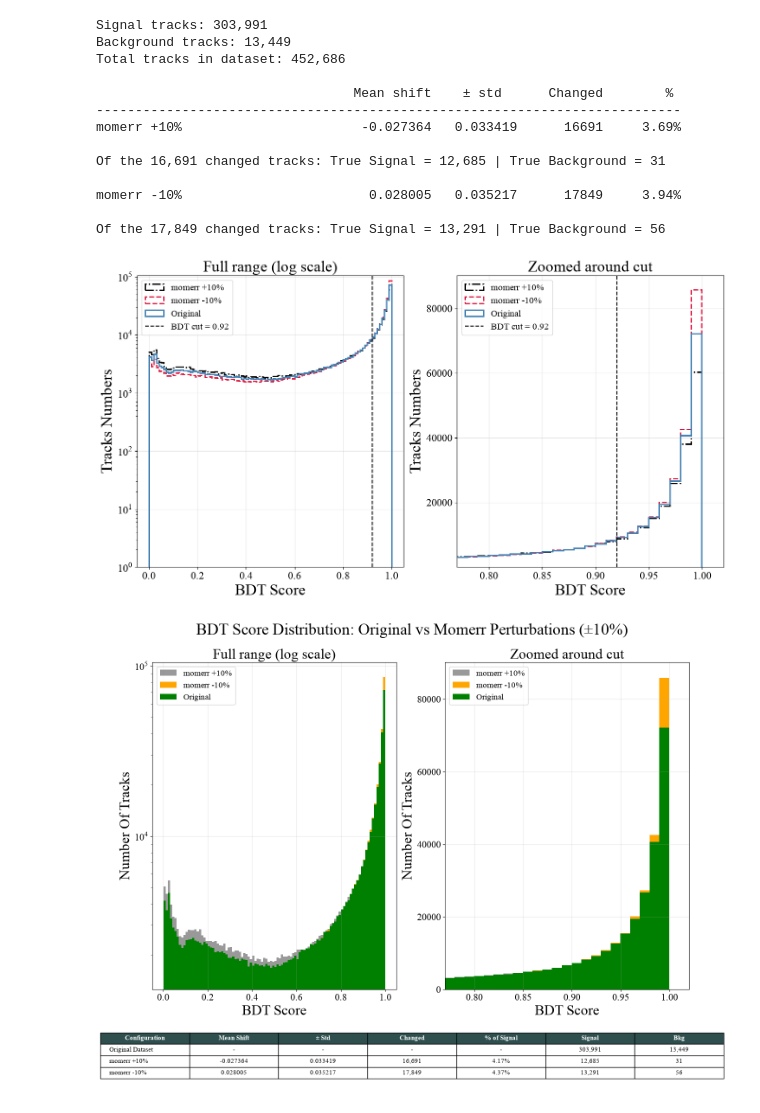
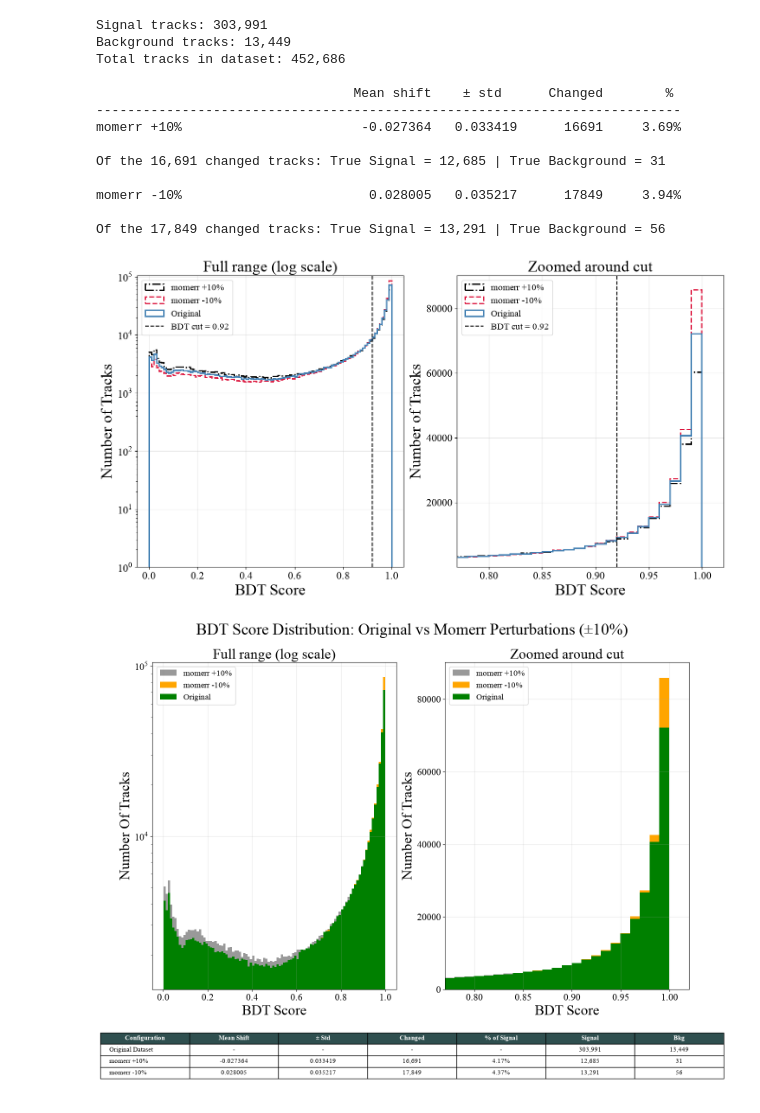
Before and after one commit to Malik-Farouh/Mu2e_XGboost_Project, a Jupyter notebook: TrkQual/03_momerr_robustness_analysis.ipynb, the cells around one changed output. Cells and saved outputs as stored; diff of their text form; code cells hidden in the pictures.

```diff
--- a/TrkQual/03_momerr_robustness_analysis.ipynb
+++ b/TrkQual/03_momerr_robustness_analysis.ipynb
@@ -164,35 +164,35 @@ plt.rcParams.update({
 
 fig, axes = plt.subplots(1, 2, figsize=(16, 8))
 #fig.suptitle("BDT Score Distribution: Original vs momerr Perturbations (±10%)")
 
 for ax, title, xlim in zip(axes, ['Full range (log scale)', 'Zoomed around cut'], [None, (TRKQUAL_CUT - 0.15, TRKQUAL_CUT + 0.1)]):
 
     ax.hist(y_pred_up, bins=100, color="black", linestyle="-.", histtype='step', linewidth=2.0, label='momerr +10%')
     ax.hist(y_pred_down, bins=100, color="crimson", linestyle='--', linewidth=2.0, histtype='step', label='momerr -10%')
     ax.hist(y_pred_orig, bins=100, color="steelblue", histtype='step', linewidth=2.2, label='Original')
 
     ax.axvline(TRKQUAL_CUT, color="#000000", linestyle='--', linewidth=1.5, label=f'BDT cut = {TRKQUAL_CUT:.2f}')
 
     ax.set_xlabel("BDT Score")
-    ax.set_ylabel("Tracks Numbers")
+    ax.set_ylabel("Number of Tracks")
     ax.set_title(title)
     ax.legend(loc='upper left')
     ax.grid(alpha=0.3)
     if xlim:
         ax.set_xlim(xlim)
 
     else:
         #ax.set_yscale('log', base = 10)
         ax.set_yscale('log')
     ax.set_ylim(bottom=1)
 
 
 
 fig.savefig("/Users/malikfarouh/Documents/latex_notes/2026-08_TrkQual_Robustness_BDT/images/BDT_score_dis_10.pdf")
 
 plt.show()
 # %% [output]
-[figure, old version]
+[figure, new version]
 # %%
 #reate size-matched truth masks using your actual extracted track resolution!
 true_signal_mask = (res_original > -0.25) & (res_original < 0.25)
```
Also changed, not shown: parts of 9 cells of this notebook, 1 other file.
